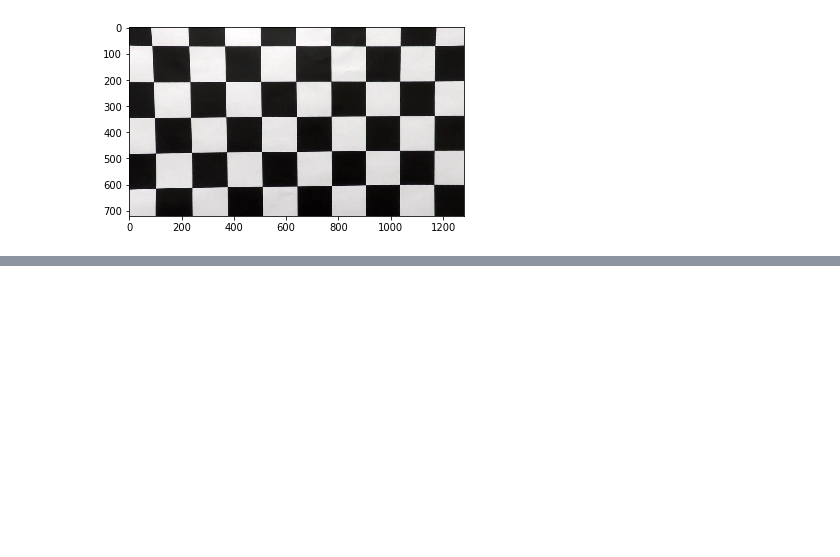
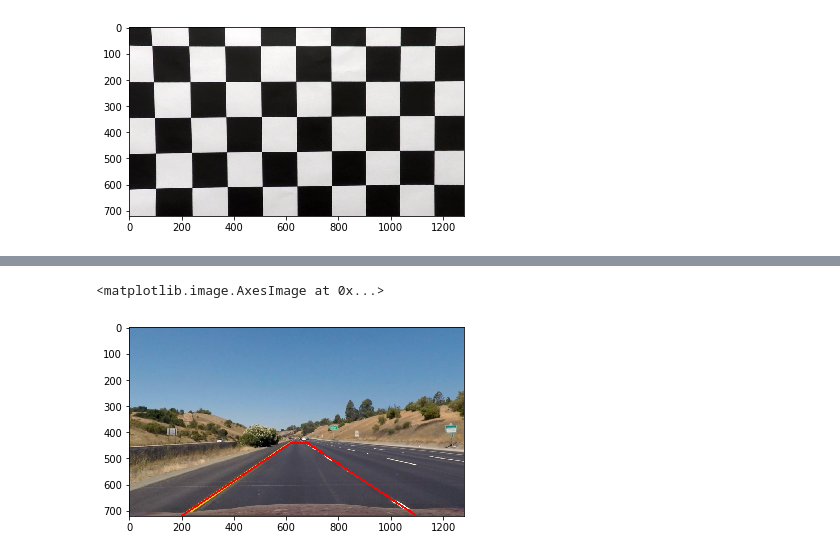
Before and after one commit to root221/CarND-Advanced-Lane-Lines, a Jupyter notebook: LaneLines.ipynb, the cells around one changed output, grey strips where cells are left out. Saved outputs shown, nothing was run; the diff lists cells and outputs as text; code cells hidden in the pictures; blank space fills up the shorter version.

Commit message:
still can't make the lane straight

```diff
--- a/LaneLines.ipynb
+++ b/LaneLines.ipynb
@@ -6,7 +6,7 @@ import os
 import numpy as np
 % matplotlib inline
 # %%
-files = os.listdir("camera_cal")
+files = os.listdir("camera_cal/")
 # %%
 n_width_point = 9
 n_height_point = 6
@@ -214,0 +183,9 @@ plt.imshow(binary,cmap='gray')
+# %%
+test_image = mpimg.imread('test_images/straight_lines1.jpg')
+undist = cv2.undistort(test_image,mtx,dist,None,mtx)
+pts = np.array([[200,720],[620,440],[680,440],[1100,720]])
+cv2.polylines(undist,np.int32([pts]),1,(255,0,0),5)
+plt.imshow(undist)
+# %% [output]
+<matplotlib.image.AxesImage at 0x...>
+[figure, added]
```
Also changed, not shown: parts of 15 cells of this notebook.
